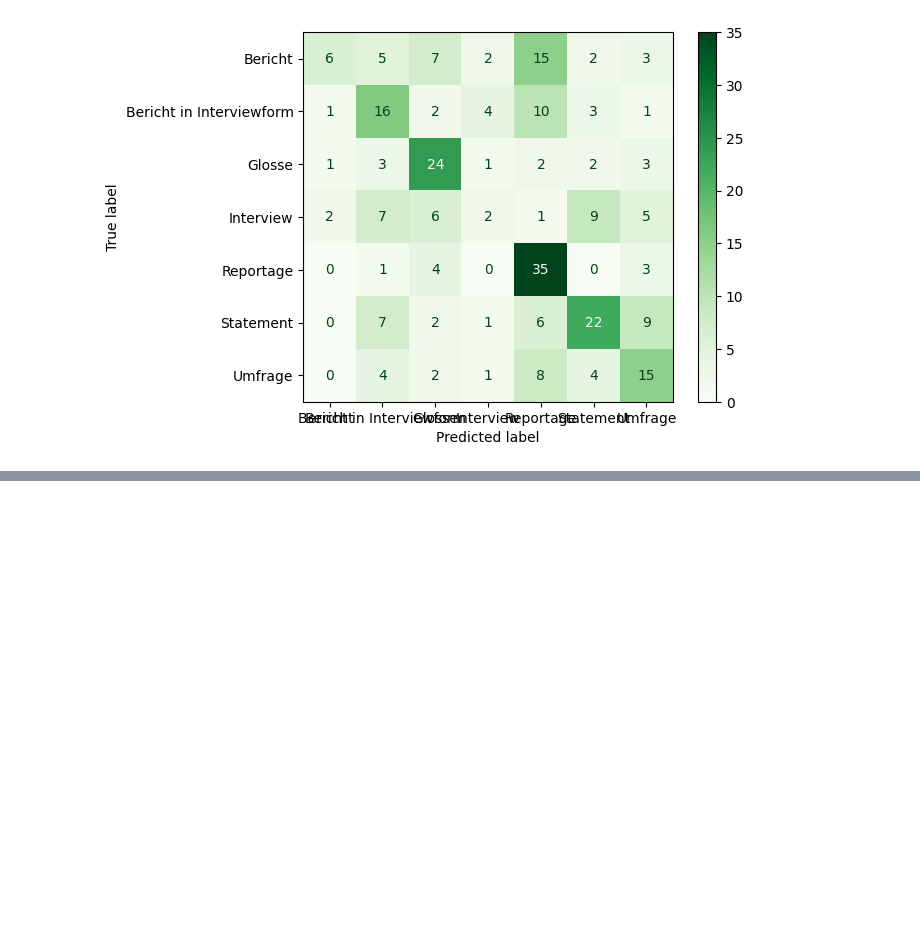
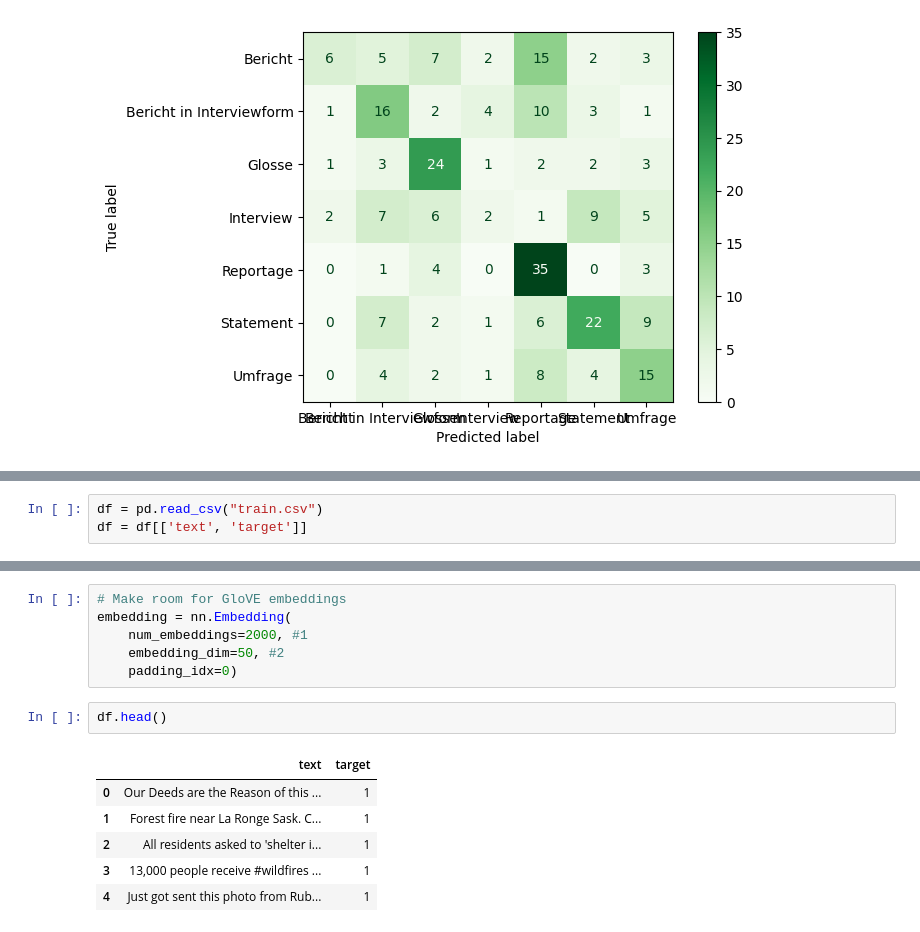
Before and after one commit to jaeniboy/nlp-genres, a Jupyter notebook: text_classification.ipynb, the cells around one changed output, grey strips where cells are left out. Drawn from its saved outputs; the diff is of its cells as text; blank space fills up the shorter version.

```diff
--- a/text_classification.ipynb
+++ b/text_classification.ipynb
@@ -1361,0 +1364,3 @@ Das testen wir als nächstes!
+# %%
+df = pd.read_csv("train.csv")
+df = df[['text', 'target']]
@@ -1361,0 +1391,15 @@ Das testen wir als nächstes!
+# %%
+# Make room for GloVE embeddings
+embedding = nn.Embedding(
+    num_embeddings=2000, #1
+    embedding_dim=50, #2
+    padding_idx=0)
+# %%
+df.head()
+# %% [output]
+|  | text | target |
+| 0 | Our Deeds are the Reason of this ... | 1 |
+| 1 | Forest fire near La Ronge Sask. C... | 1 |
+| 2 | All residents asked to 'shelter i... | 1 |
+| 3 | 13,000 people receive #wildfires ... | 1 |
+| 4 | Just got sent this photo from Rub... | 1 |
```
Also changed, not shown: parts of 14 cells of this notebook, 1 other file.
